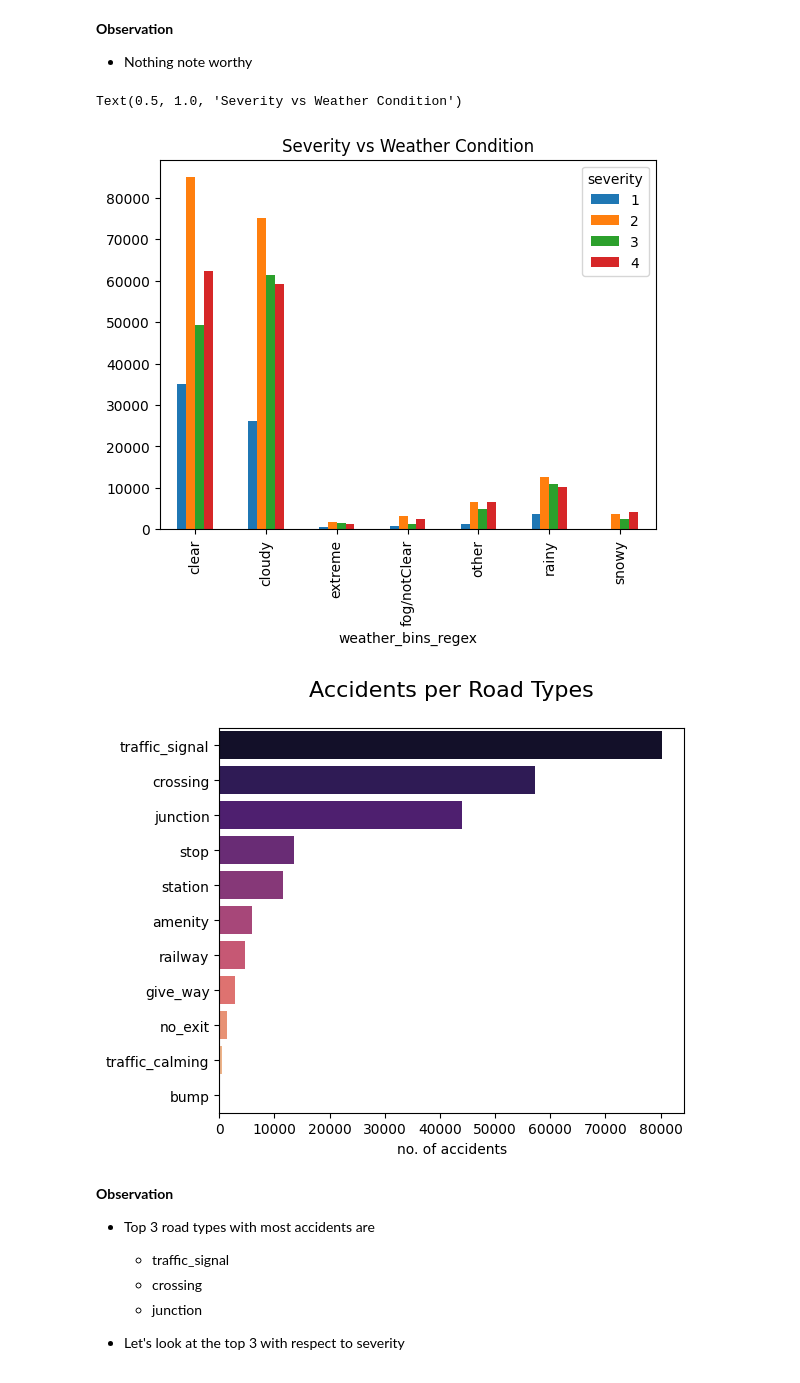
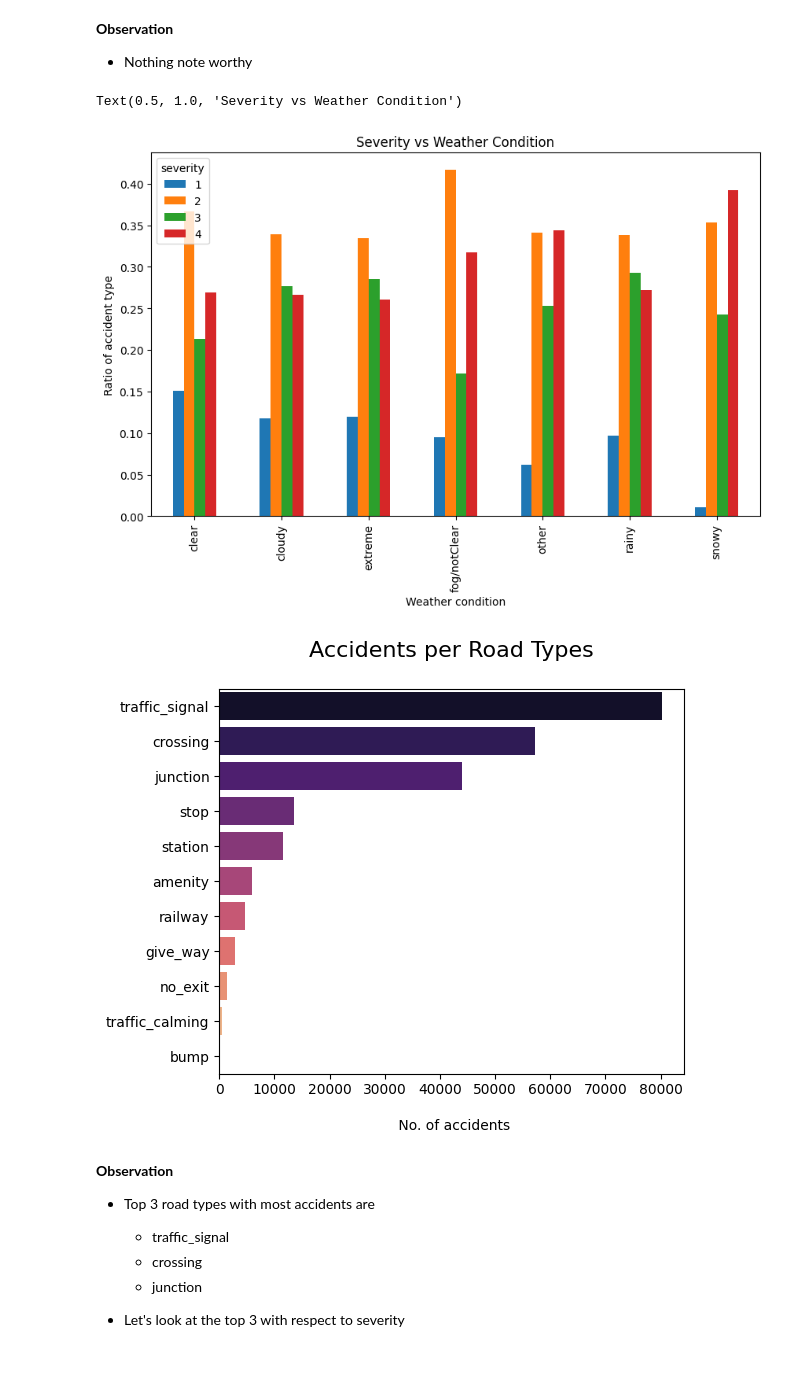
Before and after one commit to Govind-Asawa/US_Car_Accidents, a Jupyter notebook: ML_US_Car_accidents.ipynb, the cells around one changed output. Drawn from its saved outputs; the diff is of its cells as text; code cells hidden in the pictures.

```diff
--- a/ML_US_Car_accidents.ipynb
+++ b/ML_US_Car_accidents.ipynb
@@ -880,7 +901,7 @@ bins = [0, 6, 9, 13, 17, 21, 24]
 labels = ['Midnight', '6AM-9AM', '9AM-1PM', '1PM-5PM', '5PM-9PM', '9PM-12AM']
 
 # Bin the start_time column
-df3['time_slot'] = pd.cut(df3['hour'], bins=bins, labels=labels, include_lowest=True, right=False)
+df3['time_slot'] = pd.cut(df3['hour'], bins=bins, labels=labels)
 # %%
 df3['time_slot'].value_counts()
 # %% [output]
@@ -939,11 +994,13 @@ plt.show()
 # %%
 #weather_conditions vs severity
 weather_vs_severity=pd.crosstab(df3['weather_bins_regex'],df3['severity'])
-weather_vs_severity.plot(kind='bar')
+weather_vs_severity.div(weather_vs_severity.sum(axis=1),axis=0).plot(kind='bar')
+plt.xlabel("Weather condition")
+plt.ylabel("Ratio of accident type")
 plt.title('Severity vs Weather Condition')
 # %% [output]
 Text(0.5, 1.0, 'Severity vs Weather Condition')
-[figure, old version]
+[figure, new version]
 # %%
 #Road Type Analysis
 road_types = ["amenity", "bump", "crossing", "give_way", "junction", "no_exit", "railway","station", "stop","traffic_calming", "traffic_signal"]
@@ -958,7 +1015,7 @@ plt.xlabel("\n No. of accidents")
 
 plt.show()
 # %% [output]
-[figure, old version]
+[figure, new version]
 # %% [markdown]
 **Observation**
 - Top 3 road types with most accidents are
```
Also changed, not shown: parts of 101 cells of this notebook.
